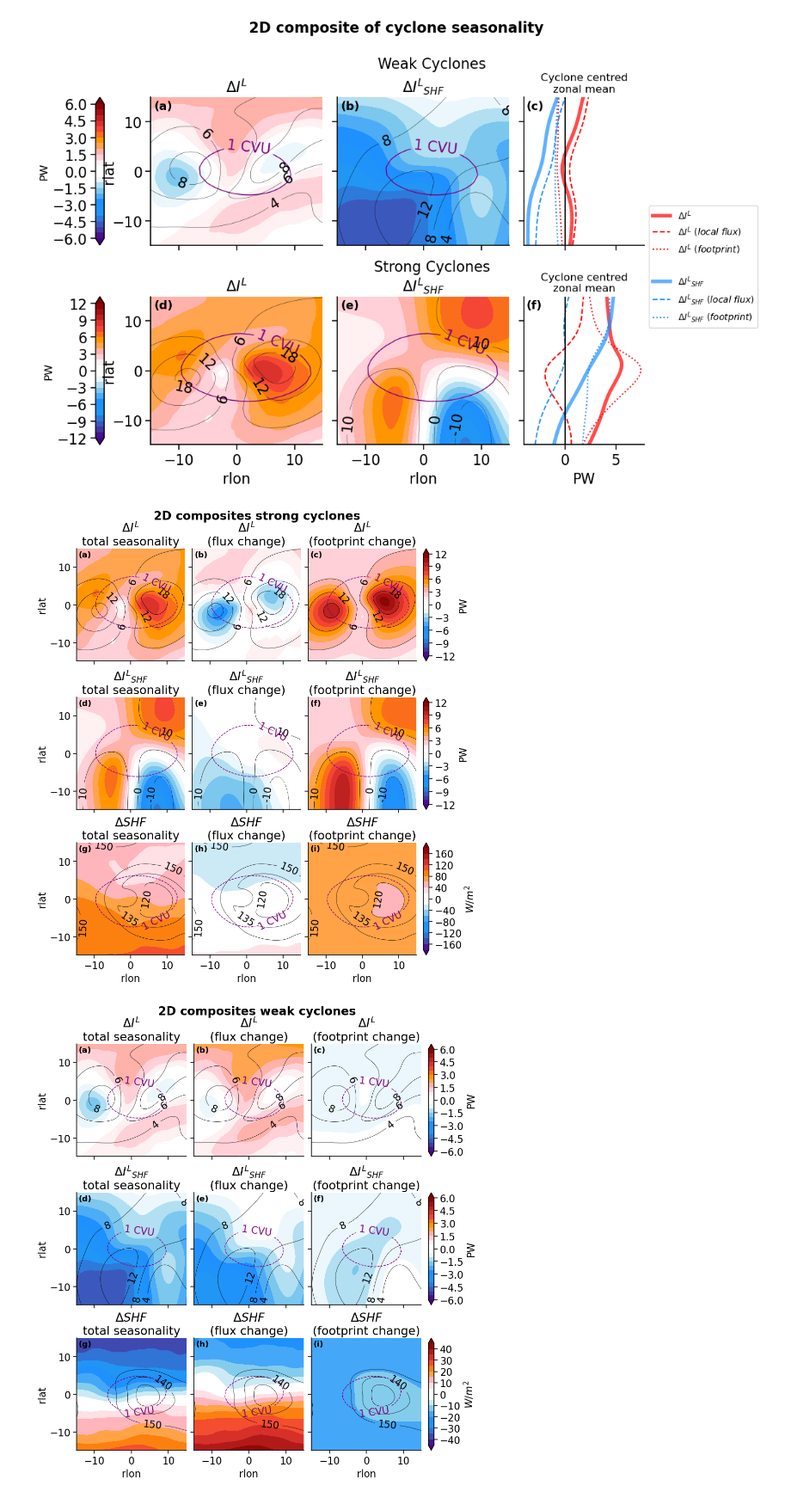
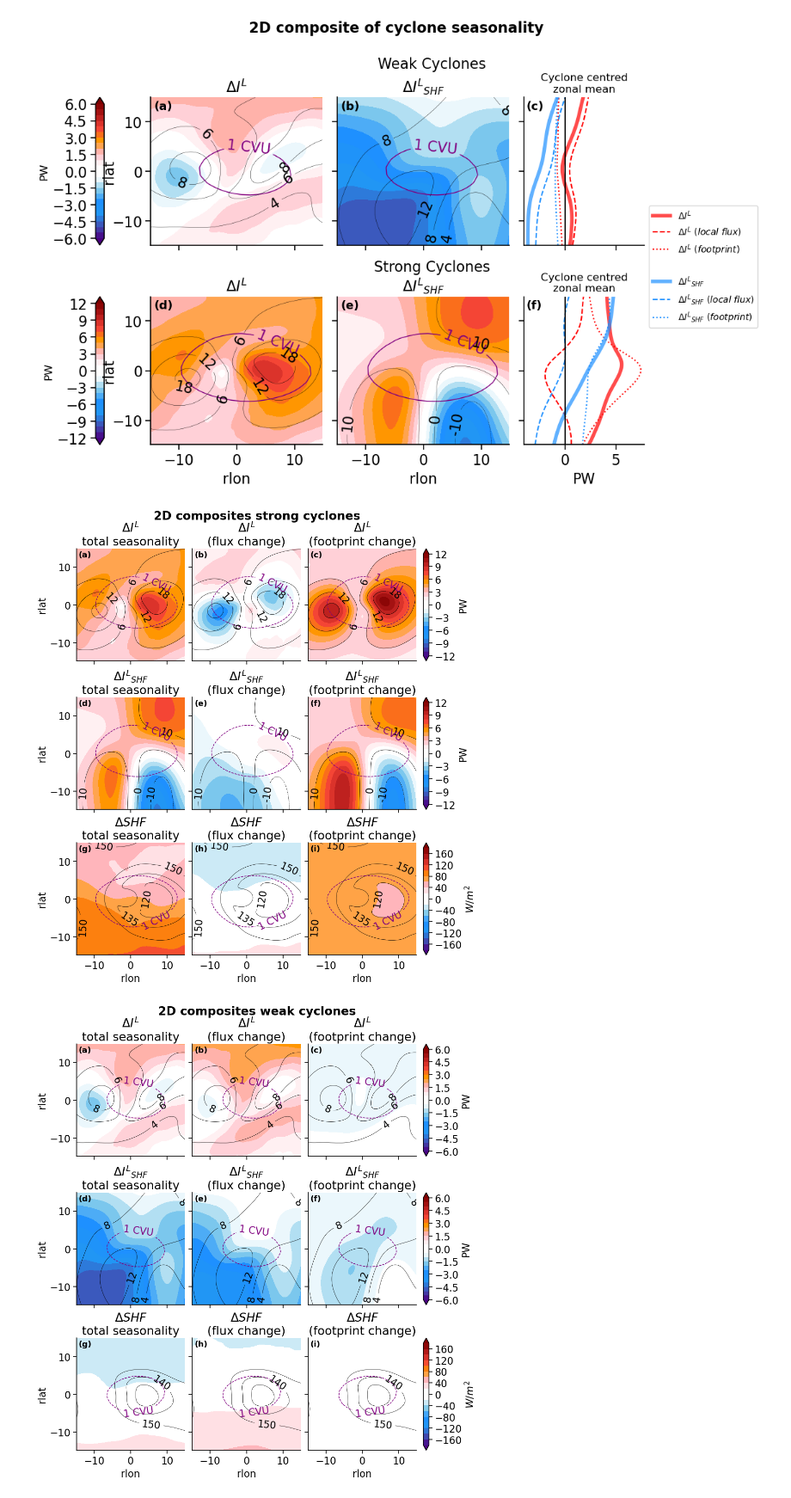
Before and after one commit to gmsarro/mse_cyclone-energetics, a Jupyter notebook: notebooks/final_figures.ipynb, the cells around one changed output. Shown at 86% size. Saved outputs shown, nothing was run; the diff lists cells and outputs as text; code cells hidden in the pictures.

```diff
--- a/notebooks/final_figures.ipynb
+++ b/notebooks/final_figures.ipynb
@@ -1394,35 +1394,35 @@ def plot_2d_composites_decomposition_all(
             fontweight='bold', va='top', ha='left',
         )
 
     fig.savefig(
         os.path.join(
             OUT_DIR,
             f'2D_composites_{strength[C].replace(" ", "_")}_all_decompose.pdf',
         ),
         bbox_inches='tight',
     )
     fig.savefig(
         os.path.join(
             OUT_DIR,
             f'2D_composites_{strength[C].replace(" ", "_")}_all_decompose.png',
         ),
         dpi=600, facecolor='white', bbox_inches='tight',
     )
     plt.show()
 
 plot_2d_composites_decomposition_all(
     C=0, factor=PW_factor, func=_identity,
     levels=np.arange(-12, 13, 1),
     levels2=np.arange(-180, 200, 20),
 )
 plot_2d_composites_decomposition_all(
     C=1, factor=PW_factor, func=_identity,
     levels=np.arange(-12, 13, 1) / 2,
-    levels2=np.arange(-45, 50, 5),
+    levels2=np.arange(-180, 200, 20),
 )
 # %% [output]
 [figure]
-[figure, old version]
+[figure, new version]
 # %%
 _nh_int_path = str(OUTPUT_ROOT / "cyclone_centered" / "Composites_Intense_NH_noleap.nc")
 _nh_wk_path = str(OUTPUT_ROOT / "cyclone_centered" / "Composites_Weak_NH_noleap.nc")
```
Also changed, not shown: parts of 1 cell of this notebook, 1 other file.
